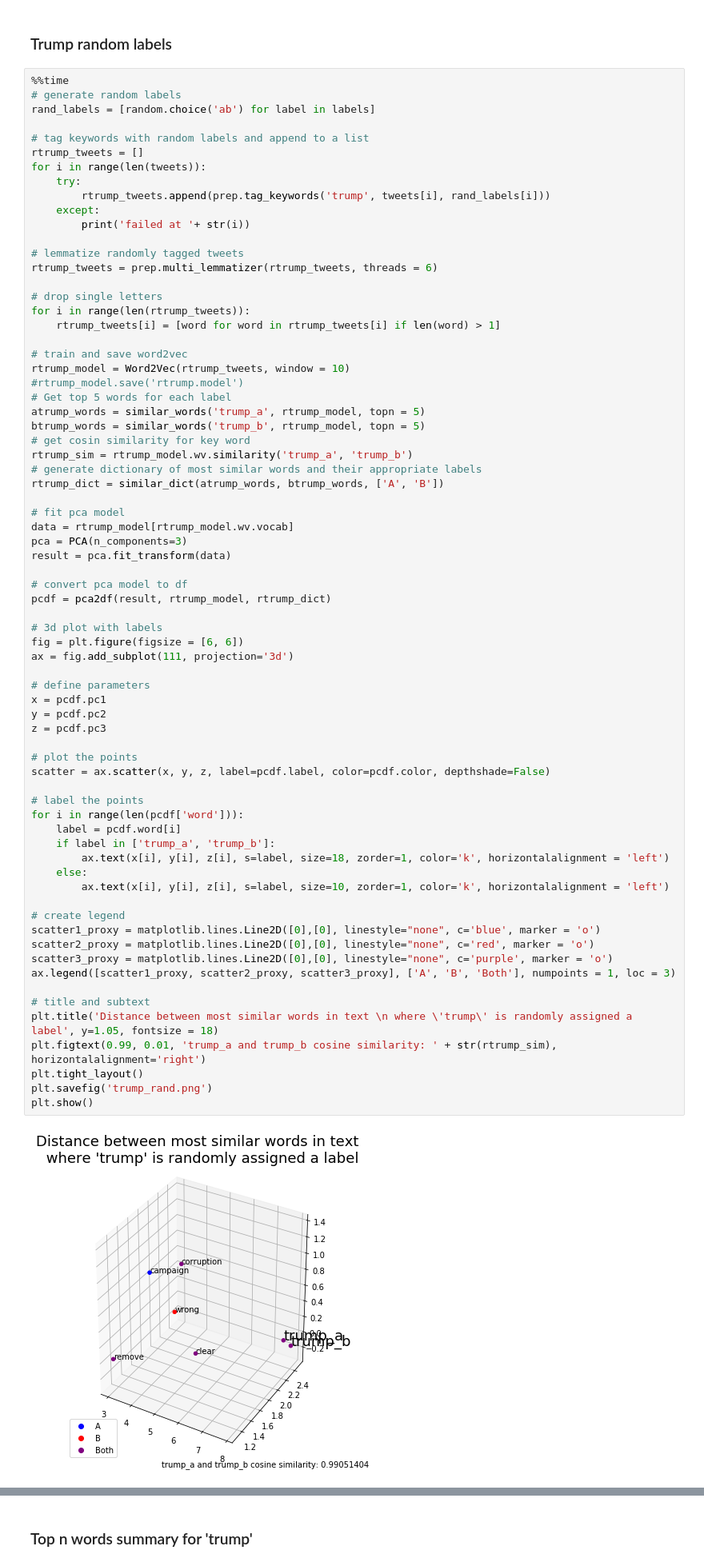
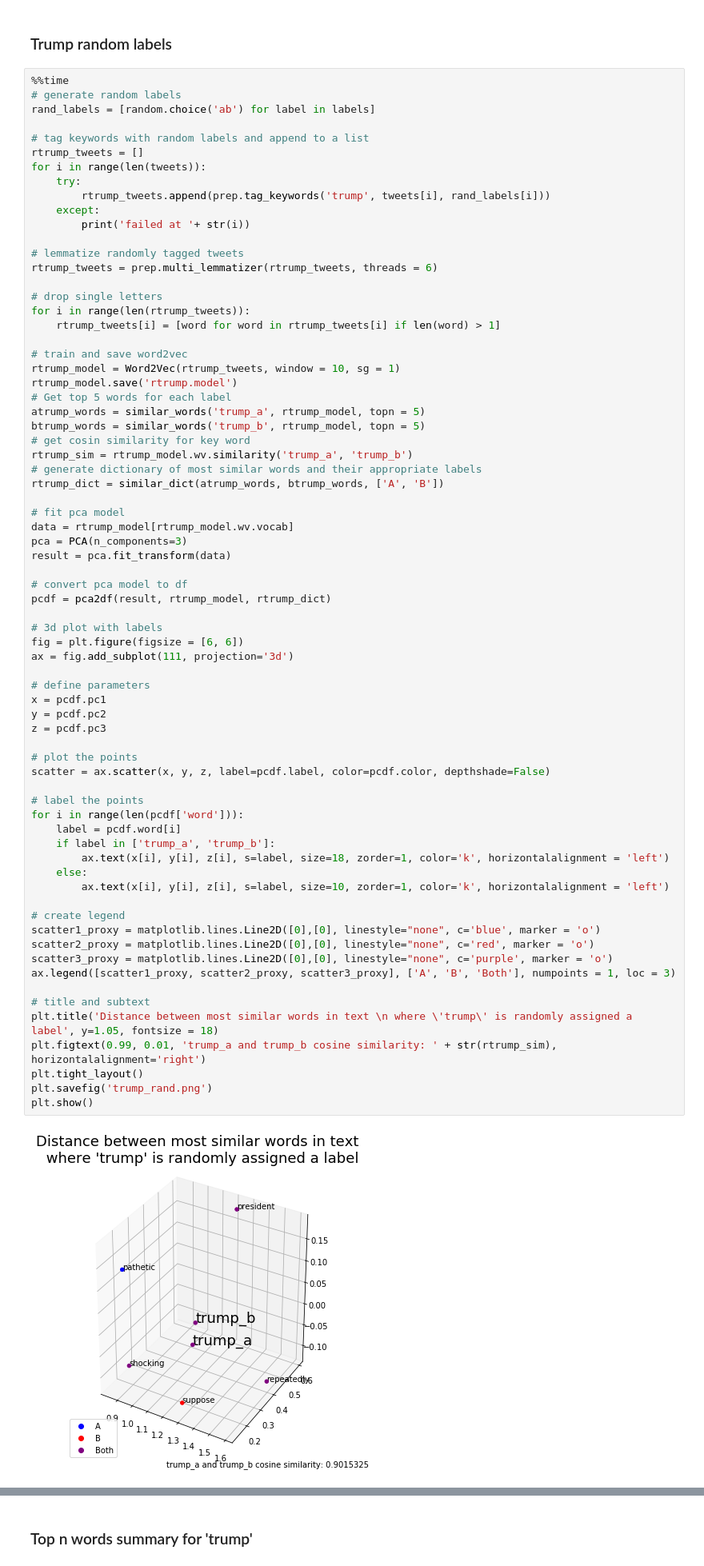
Before and after one commit to MLBurnham/word_embeddings, a Jupyter notebook: Data/word_embeddings.ipynb, the cells around one changed output, grey strips where cells are left out. Shown at 80% size. Drawn from its saved outputs; the diff is of its cells as text.

```diff
--- a/Data/word_embeddings.ipynb
+++ b/Data/word_embeddings.ipynb
@@ -170,8 +170,8 @@ for i in range(len(rtrump_tweets)):
     rtrump_tweets[i] = [word for word in rtrump_tweets[i] if len(word) > 1]
 
 # train and save word2vec
-rtrump_model = Word2Vec(rtrump_tweets, window = 10)
-#rtrump_model.save('rtrump.model')
+rtrump_model = Word2Vec(rtrump_tweets, window = 10, sg = 1)
+rtrump_model.save('rtrump.model')
 # Get top 5 words for each label
 atrump_words = similar_words('trump_a', rtrump_model, topn = 5)
 btrump_words = similar_words('trump_b', rtrump_model, topn = 5)
@@ -194,31 +194,31 @@ ax = fig.add_subplot(111, projection='3d')
 
 # define parameters
 x = pcdf.pc1
 y = pcdf.pc2
 z = pcdf.pc3
 
 # plot the points
 scatter = ax.scatter(x, y, z, label=pcdf.label, color=pcdf.color, depthshade=False)
 
 # label the points
 for i in range(len(pcdf['word'])):
     label = pcdf.word[i]
     if label in ['trump_a', 'trump_b']:
         ax.text(x[i], y[i], z[i], s=label, size=18, zorder=1, color='k', horizontalalignment = 'left')
     else:
         ax.text(x[i], y[i], z[i], s=label, size=10, zorder=1, color='k', horizontalalignment = 'left')
 
 # create legend
 scatter1_proxy = matplotlib.lines.Line2D([0],[0], linestyle="none", c='blue', marker = 'o')
 scatter2_proxy = matplotlib.lines.Line2D([0],[0], linestyle="none", c='red', marker = 'o')
 scatter3_proxy = matplotlib.lines.Line2D([0],[0], linestyle="none", c='purple', marker = 'o')
 ax.legend([scatter1_proxy, scatter2_proxy, scatter3_proxy], ['A', 'B', 'Both'], numpoints = 1, loc = 3)
 
 # title and subtext
 plt.title('Distance between most similar words in text \n where \'trump\' is randomly assigned a label', y=1.05, fontsize = 18)
 plt.figtext(0.99, 0.01, 'trump_a and trump_b cosine similarity: ' + str(rtrump_sim), horizontalalignment='right')
 plt.tight_layout()
 plt.savefig('trump_rand.png')
 plt.show()
 # %% [output]
-[figure, old version]
+[figure, new version]
```
Also changed, not shown: parts of 6 cells of this notebook, 9 other files.
